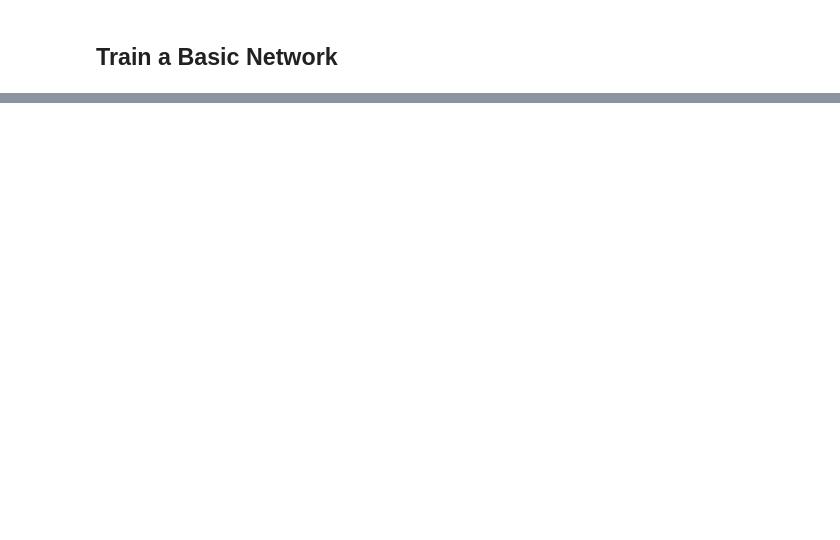
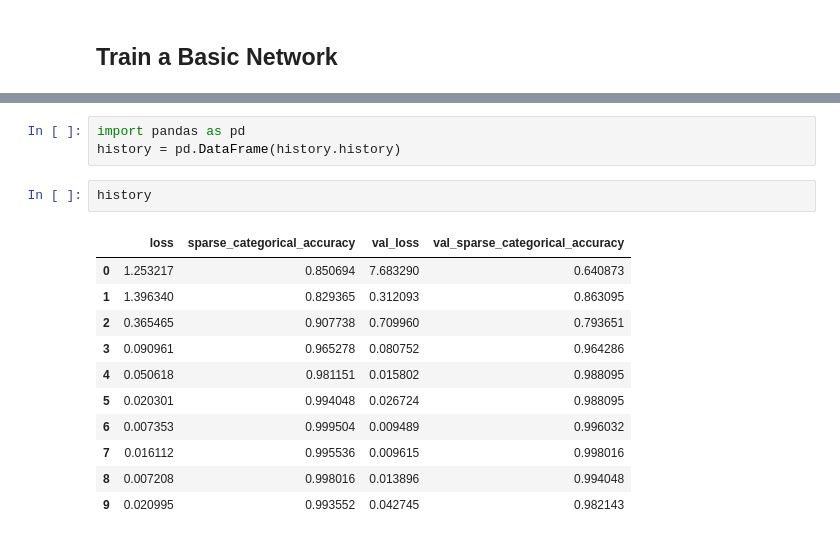
Before and after one commit to itsjustdannyb/rock-paper-scissors-classifier, a Jupyter notebook: rock_paper_scissors_classifier.ipynb, the cells around one changed output, grey strips where cells are left out. Saved outputs shown, nothing was run; the diff lists cells and outputs as text; blank space fills up the shorter version.

```diff
--- a/rock_paper_scissors_classifier.ipynb
+++ b/rock_paper_scissors_classifier.ipynb
@@ -148,0 +225,17 @@ train_labels.shape
+# %%
+import pandas as pd
+history = pd.DataFrame(history.history)
+# %%
+history
+# %% [output]
+|  | loss | sparse_categorical_accuracy | val_loss | val_sparse_categorical_accuracy |
+| 0 | 1.253217 | 0.850694 | 7.683290 | 0.640873 |
+| 1 | 1.396340 | 0.829365 | 0.312093 | 0.863095 |
+| 2 | 0.365465 | 0.907738 | 0.709960 | 0.793651 |
+| 3 | 0.090961 | 0.965278 | 0.080752 | 0.964286 |
+| 4 | 0.050618 | 0.981151 | 0.015802 | 0.988095 |
+| 5 | 0.020301 | 0.994048 | 0.026724 | 0.988095 |
+| 6 | 0.007353 | 0.999504 | 0.009489 | 0.996032 |
+| 7 | 0.016112 | 0.995536 | 0.009615 | 0.998016 |
+| 8 | 0.007208 | 0.998016 | 0.013896 | 0.994048 |
+| 9 | 0.020995 | 0.993552 | 0.042745 | 0.982143 |
```
Also changed, not shown: parts of 20 cells of this notebook.
